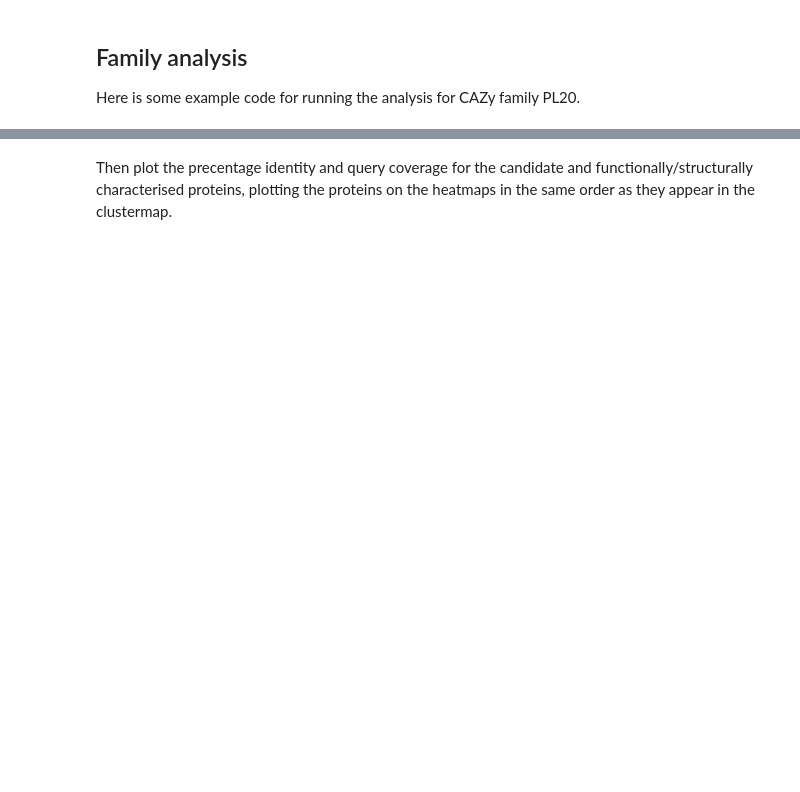
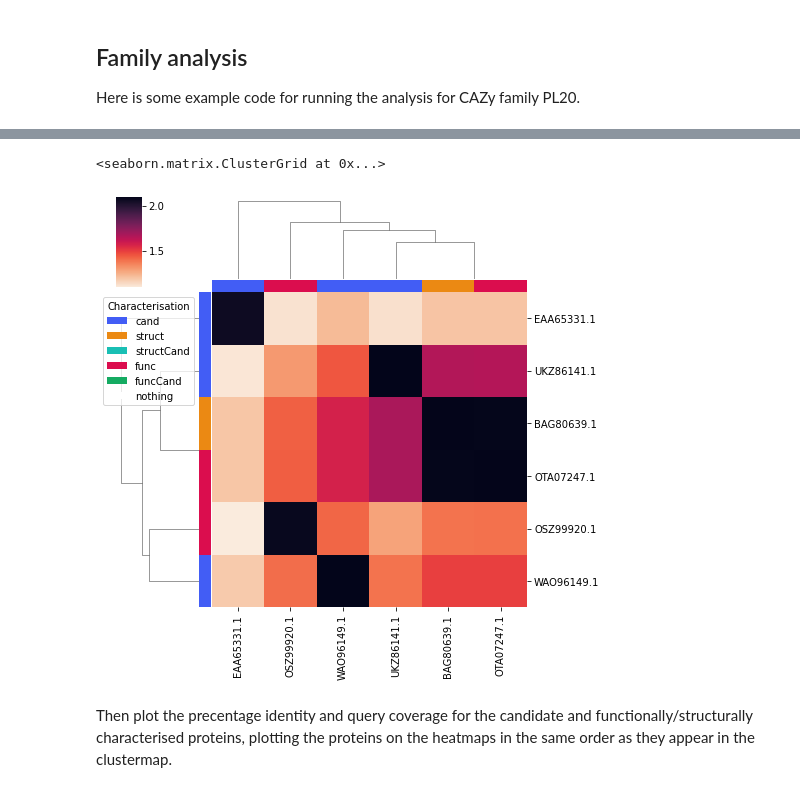
Before and after one commit to HobnobMancer/cazomevolve, a Jupyter notebook: cazomevolve/seq_diversity/explore_seq_diversity.ipynb, the cells around one changed output, grey strips where cells are left out. Saved outputs shown, nothing was run; the diff lists cells and outputs as text; code cells hidden in the pictures; blank space fills up the shorter version.

```diff
--- a/cazomevolve/seq_diversity/explore_seq_diversity.ipynb
+++ b/cazomevolve/seq_diversity/explore_seq_diversity.ipynb
@@ -26,7 +28,7 @@ Define proteins of interest, e.g. proteins to be explored in the lab. These will
 The `dict` uses the group name (e.g. a CAZy family) as the key, and is valued by a list of the NCBI protein version accessions.
 # %%
 CANDIDATES = {
-    'grp_name': ['protein_acc']
+    'PL20': ['EAA65331.1', 'UKZ86141.1', 'WAO96149.1']
 }
 # %% [markdown]
 ## Get 'characterised' proteins from CAZy
@@ -36,5 +38,5 @@ To retrieve proteins listed in the 'characterised' or 'structure' tables in CAZy
 We store proteins listed in the characterised table in the variable `characterised_prots`, and proteins in the structure table are listed in `structure_prots`.
 # %%
 characterised_prots = {}  # {fam: [prot acc]}
-characterised_prots['PL1'] = get_cazy_db_prots('PL1', characterised=True)
+characterised_prots['PL20'] = get_cazy_db_prots('PL20', characterised=True)
 characterised_prots
@@ -41,4 +45,4 @@ characterised_prots
 # %%
 structured_prots = {}  # {fam: [prot acc]}
-structured_prots['PL1'] = get_cazy_db_prots('PL1', structured=True)
+structured_prots['PL20'] = get_cazy_db_prots('PL20', structured=True)
 structured_prots
@@ -48,4 +54,5 @@ structured_prots
 Here is some example code for running the analysis for CAZy family PL20.
 # %%
 # load data
-pl20_df = load_diamond_data('pl20_blastp_out', 'PL20')
+pl20_df = load_data('../../docs/examples/pl20/pl20_blastp', 'PL20')
+pl20_df.head(5)
@@ -56,16 +74,19 @@ pl20_bsr_plt
 # %%
 # plot a clustermap of only the candidates and functionally/structurally characterised proteins
 # that is also annotated to differentiate, candidates and functionally/structurally characterised proteins
 pl20_char_bsr_plt = plot_clustermap(
-    pl4_df,
+    pl20_df,
     'PL20',
     'BSR',
     fig_size=(7, 7),
-    save_fig='pl20_clustermap_char.png',
     char_only=True,
     annotate=True,
+    candidates=CANDIDATES, structured_prots=structured_prots, characterised_prots=characterised_prots,
 )
 pl20_char_bsr_plt
+# %% [output]
+<seaborn.matrix.ClusterGrid at 0x...>
+[figure, added]
 # %% [markdown]
 Then plot the precentage identity and query coverage for the candidate and functionally/structurally characterised proteins, plotting the proteins on the heatmaps in the same order as they appear in the clustermap.
 # %%
```
Also changed, not shown: parts of 7 cells of this notebook.
